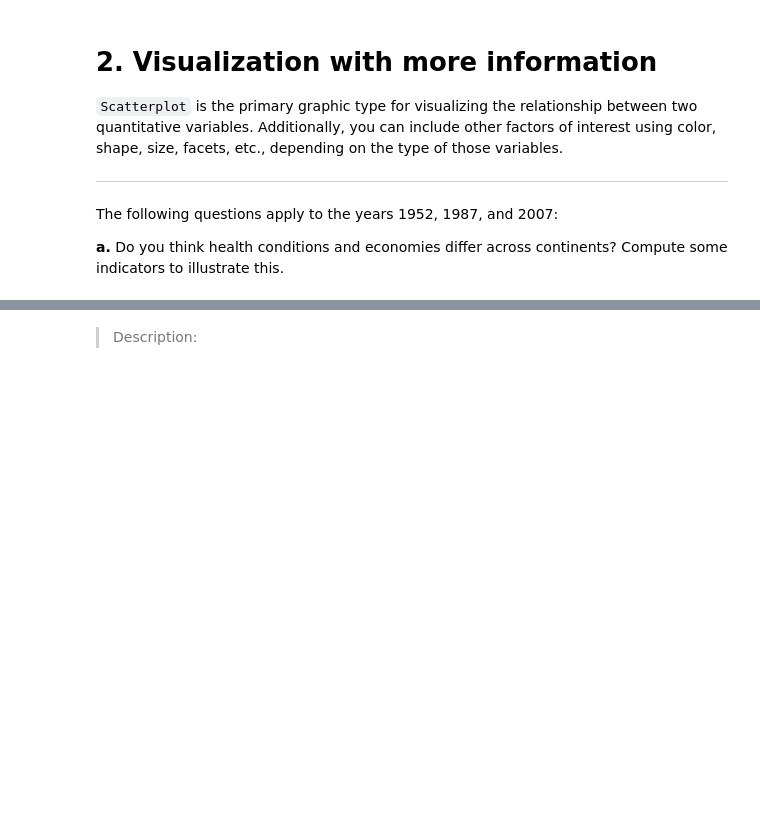
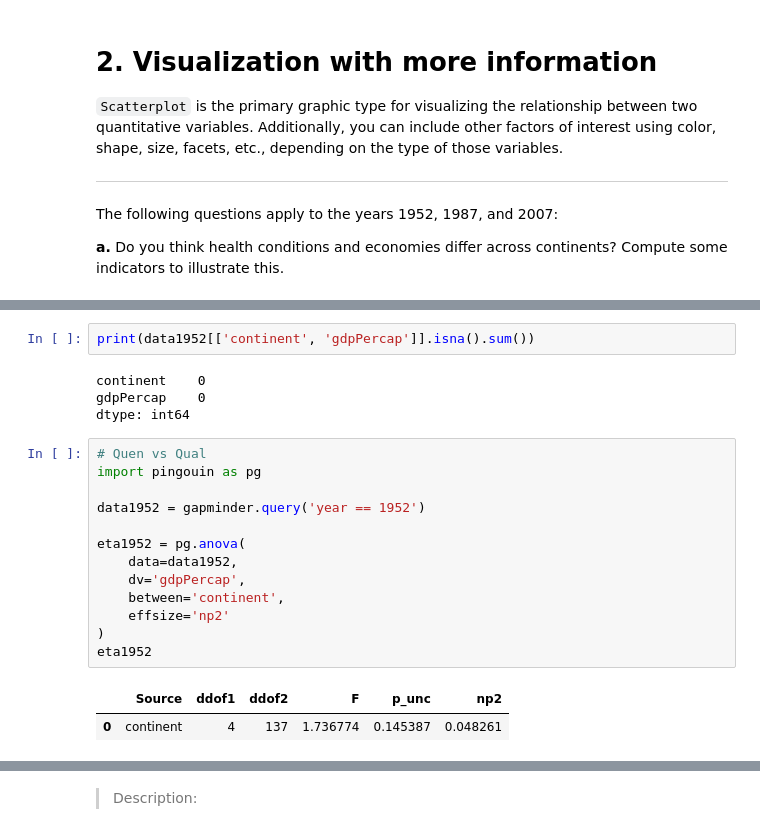
Before and after one commit to tontanhak/itc_intro_to_data_science, a Jupyter notebook: EDA/TP2_Bivariate_Analysis.ipynb, the cells around one changed output, grey strips where cells are left out. Drawn from its saved outputs; the diff is of its cells as text; blank space fills up the shorter version.

```diff
--- a/EDA/TP2_Bivariate_Analysis.ipynb
+++ b/EDA/TP2_Bivariate_Analysis.ipynb
@@ -170,0 +189,22 @@ The following questions apply to the years 1952, 1987, and 2007:
+# %%
+print(data1952[['continent', 'gdpPercap']].isna().sum())
+# %% [output]
+continent    0
+gdpPercap    0
+dtype: int64
+# %%
+# Quen vs Qual
+import pingouin as pg
+
+data1952 = gapminder.query('year == 1952')
+
+eta1952 = pg.anova(
+    data=data1952,
+    dv='gdpPercap',
+    between='continent',
+    effsize='np2'
+)
+eta1952
+# %% [output]
+|  | Source | ddof1 | ddof2 | F | p_unc | np2 |
+| 0 | continent | 4 | 137 | 1.736774 | 0.145387 | 0.048261 |
```
Also changed, not shown: parts of 5 cells of this notebook, 1 other file.
